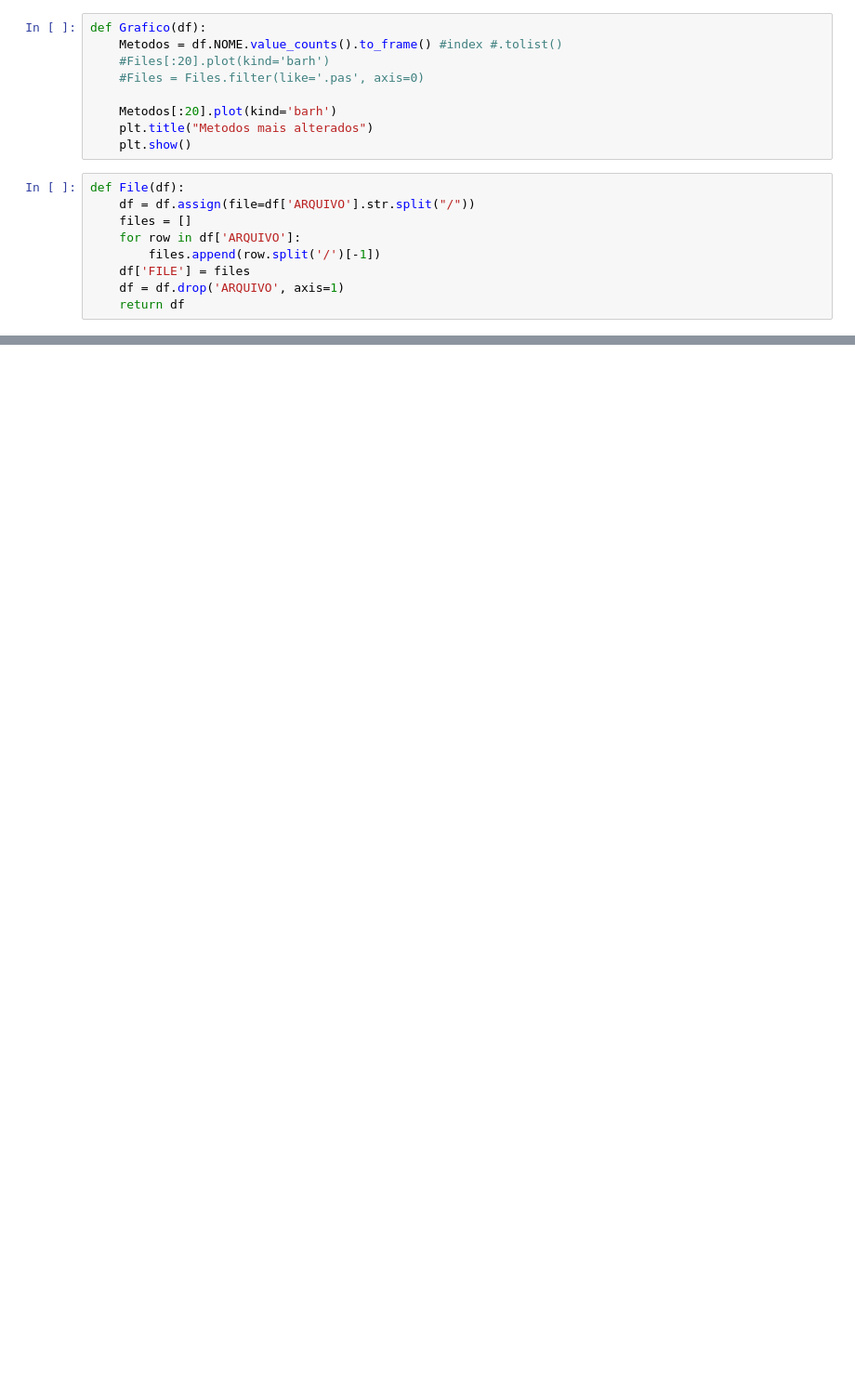
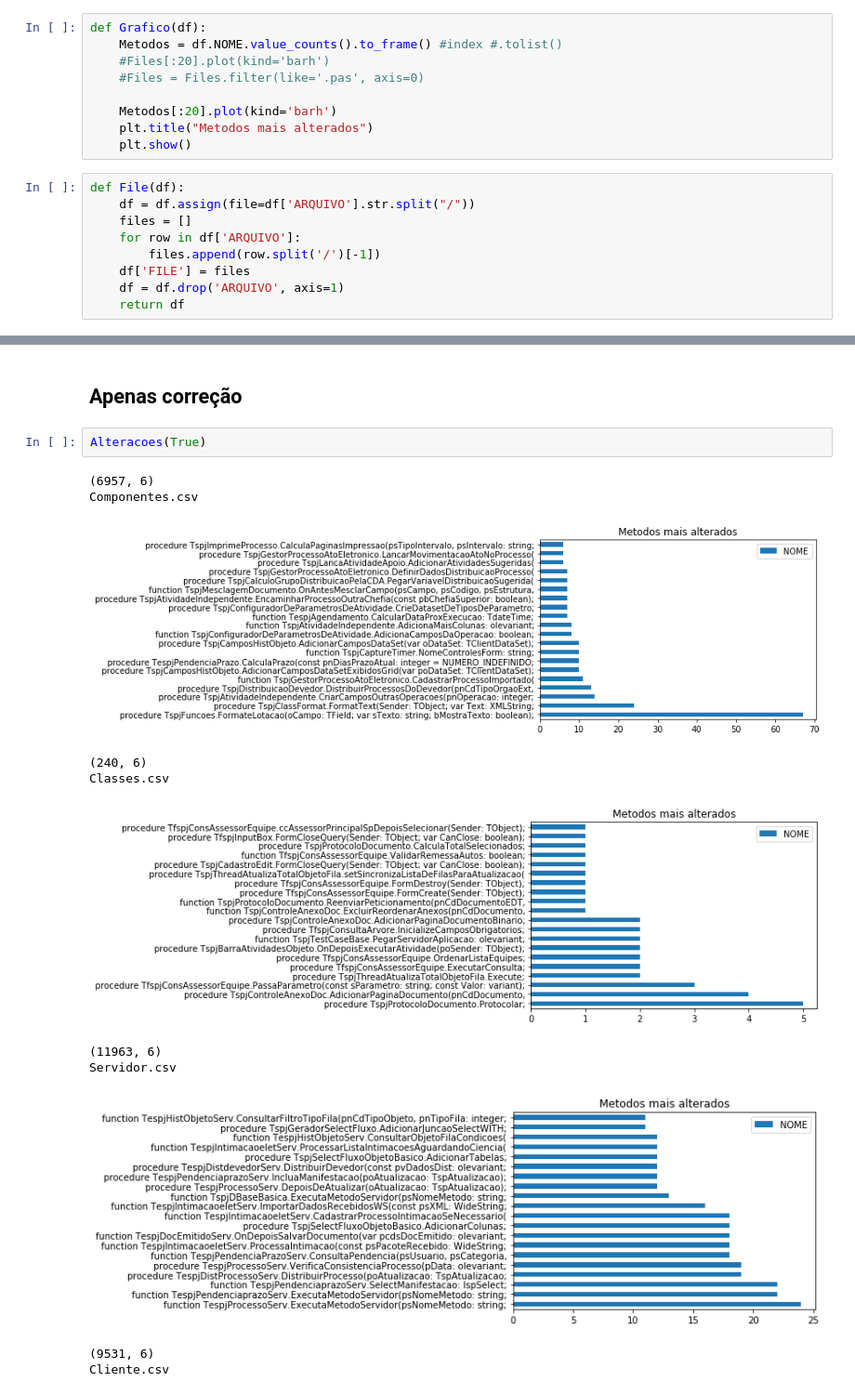
Before and after one commit to wilianselzlein/Metricas, a Jupyter notebook: Alteracoes.ipynb, the cells around one changed output, grey strips where cells are left out. Shown at 93% size. Drawn from its saved outputs; the diff is of its cells as text; blank space fills up the shorter version.

```diff
--- a/Alteracoes.ipynb
+++ b/Alteracoes.ipynb
@@ -82,0 +123,16 @@ df[df.NOME == 'procedure TfspjRelBasicoRPDev.pbFirstClick;']
+# %% [markdown]
+## Apenas correção
+# %%
+Alteracoes(True)
+# %% [output]
+(6957, 6)
+Componentes.csv
+[figure, added]
+(240, 6)
+Classes.csv
+[figure, added]
+(11963, 6)
+Servidor.csv
+[figure, added]
+(9531, 6)
+Cliente.csv
```
Also changed, not shown: parts of 9 cells of this notebook, 3 other files.
